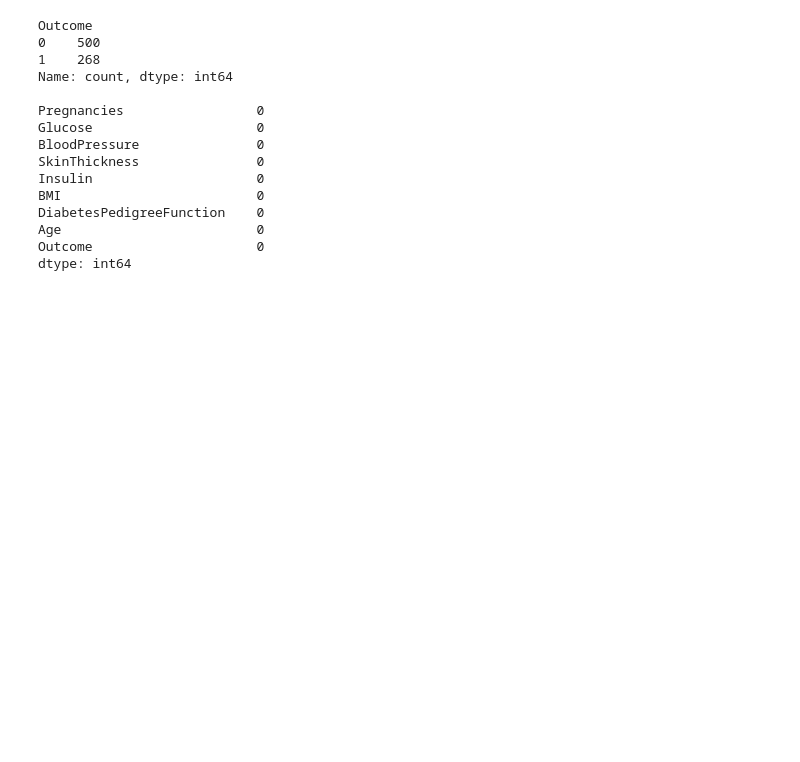
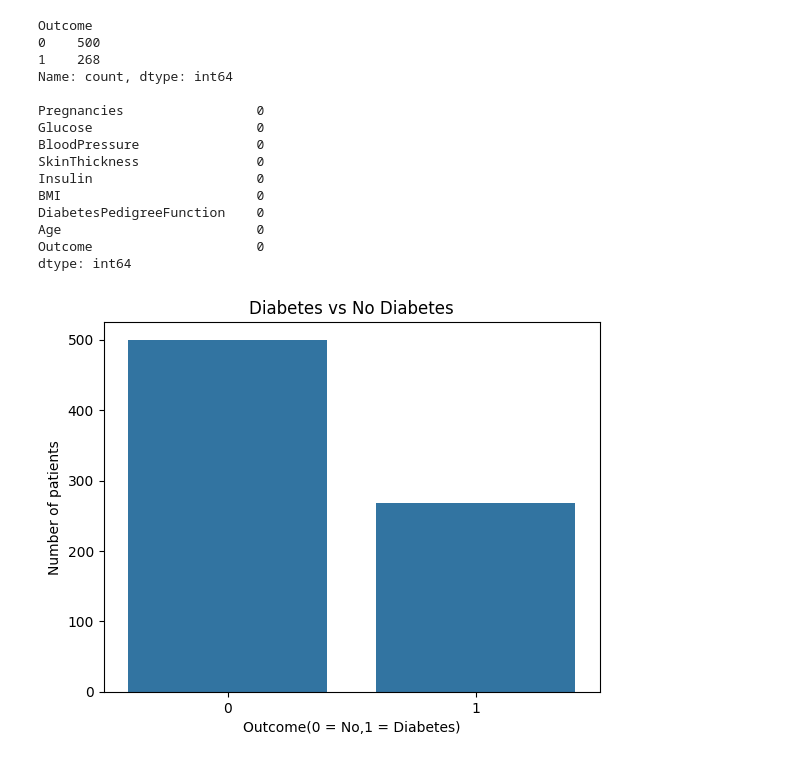
Before and after one commit to srnh837-lab/diabetes-prediction-ml, a Jupyter notebook: diabetes_prediction.ipynb, the cells around one changed output. Drawn from its saved outputs; the diff is of its cells as text; code cells hidden in the pictures; blank space fills up the shorter version.

Commit message:
Day:2 Data Visualization

```diff
--- a/diabetes_prediction.ipynb
+++ b/diabetes_prediction.ipynb
@@ -76,3 +76,11 @@ DiabetesPedigreeFunction    0
 Age                         0
 Outcome                     0
 dtype: int64
+# %%
+sns.countplot(x="Outcome",data=df)
+plt.title("Diabetes vs No Diabetes")
+plt.xlabel("Outcome(0 = No,1 = Diabetes)")
+plt.ylabel("Number of patients")
+plt.show()
+# %% [output]
+[figure, added]
```
Also changed, not shown: parts of 4 cells of this notebook.
